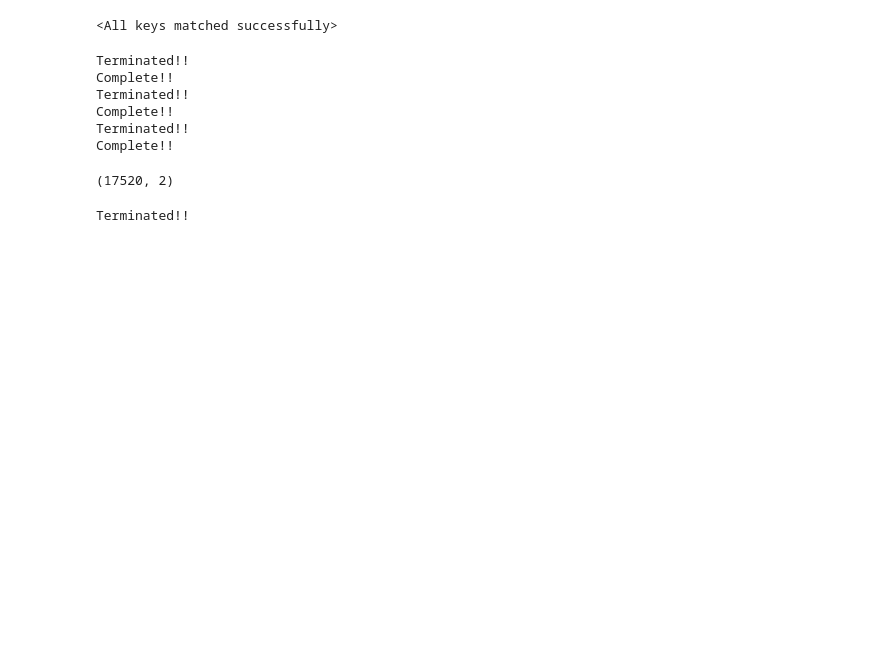
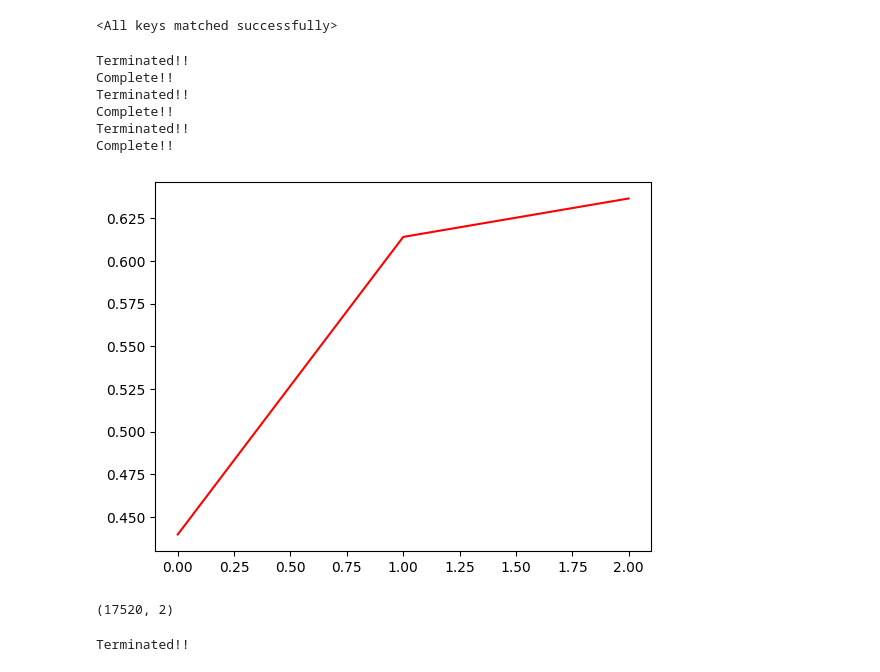
Before and after one commit to JunwookHeo/etc_project, a Jupyter notebook: proc_auggrid/optimise_battery.ipynb, the cells around one changed output. Drawn from its saved outputs; the diff is of its cells as text; code cells hidden in the pictures; blank space fills up the shorter version.

```diff
--- a/proc_auggrid/optimise_battery.ipynb
+++ b/proc_auggrid/optimise_battery.ipynb
@@ -278,5 +285,10 @@ Terminated!!
 Complete!!
 Terminated!!
 Complete!!
+# %%
+plt.plot(np.array(loss_list), 'r')
+plt.show()
+# %% [output]
+[figure, added]
 # %%
 customers = sorted(df.columns.levels[0])
```
Also changed, not shown: parts of 7 cells of this notebook.
